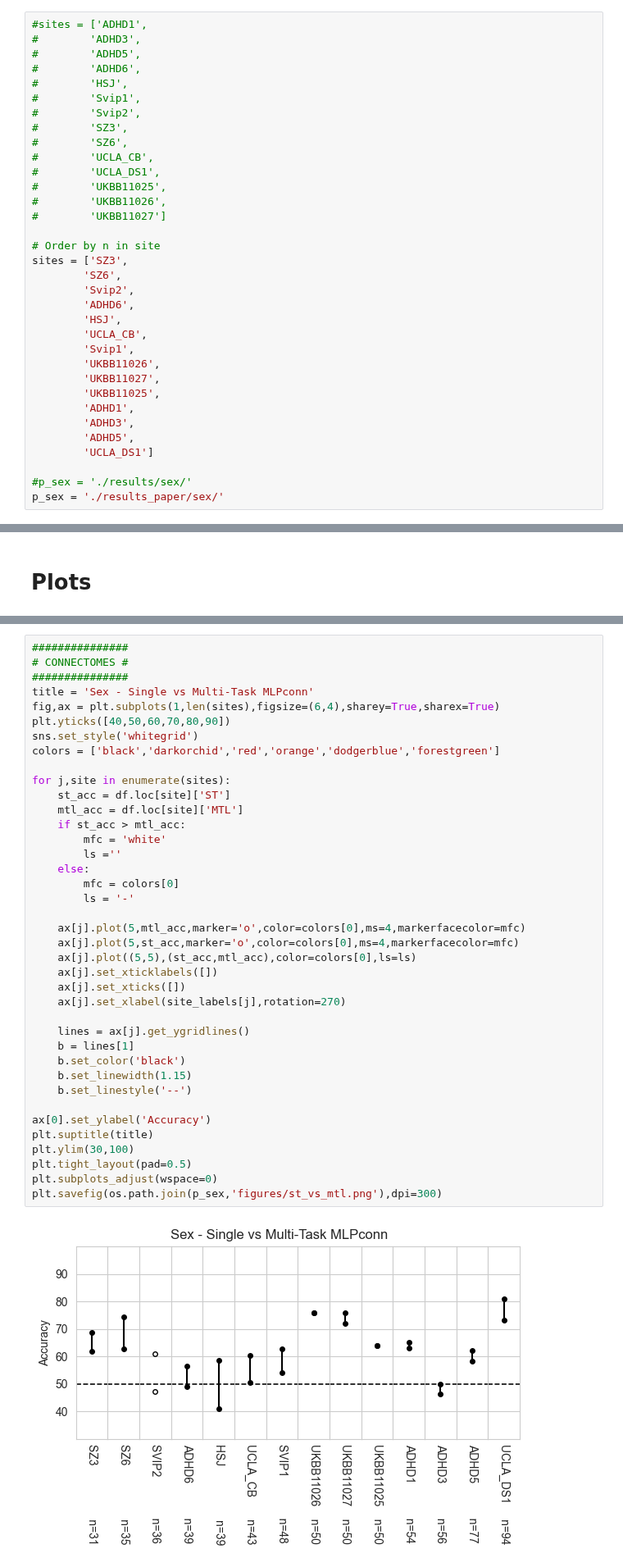
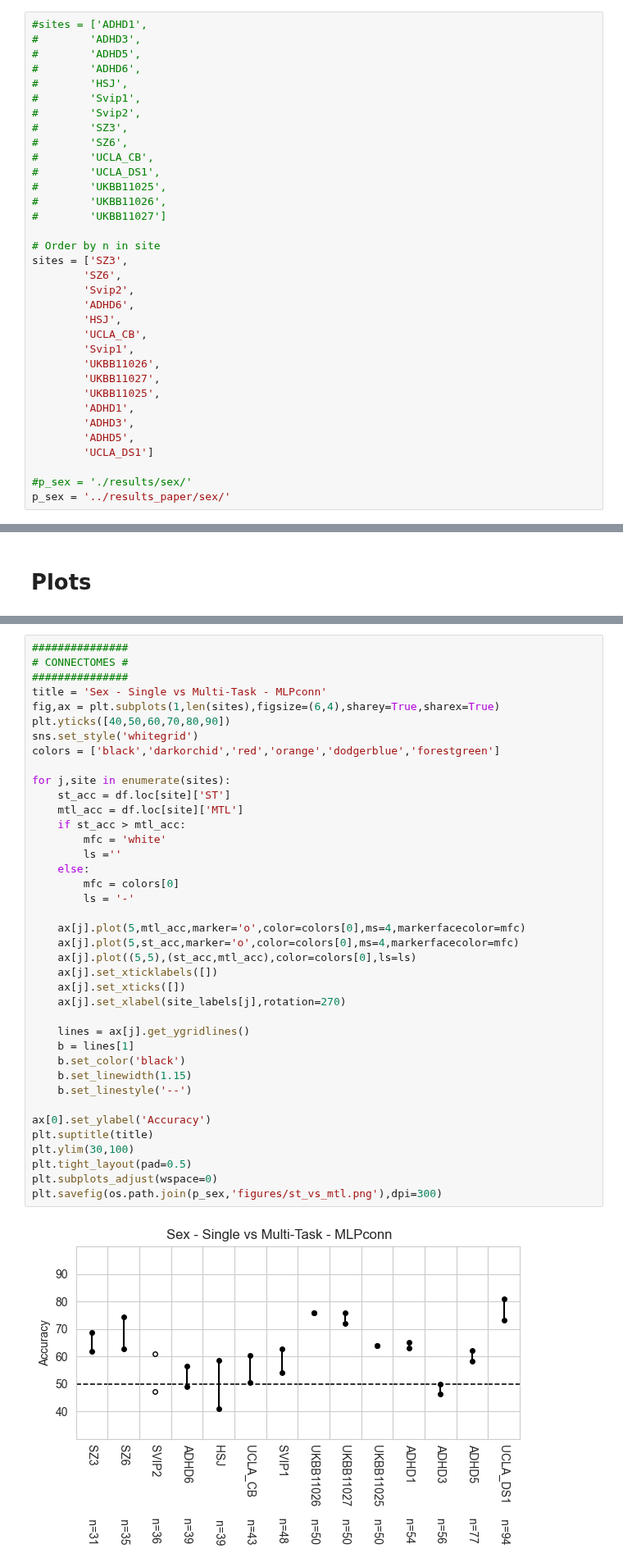
Before and after one commit to harveyaa/neuropsych_mtl, a Jupyter notebook: MTL/age_sex/MTL_sex_accuracy_plots.ipynb, the cells around one changed output, grey strips where cells are left out. Shown at 82% size. Saved outputs shown, nothing was run; the diff lists cells and outputs as text.

Commit message:
age sex ukbb plot updates

```diff
--- a/MTL/age_sex/MTL_sex_accuracy_plots.ipynb
+++ b/MTL/age_sex/MTL_sex_accuracy_plots.ipynb
@@ -37,7 +37,7 @@ sites = ['SZ3',
         'UCLA_DS1']
 
 #p_sex = './results/sex/'
-p_sex = './results_paper/sex/'
+p_sex = '../results_paper/sex/'
 # %%
 """
 nsite = {'ABIDEII-BNI_1': 6,
@@ -287,7 +287,7 @@ site_labels = [
 ###############
 # CONNECTOMES #
 ###############
-title = 'Sex - Single vs Multi-Task MLPconn'
+title = 'Sex - Single vs Multi-Task - MLPconn'
 fig,ax = plt.subplots(1,len(sites),figsize=(6,4),sharey=True,sharex=True)
 plt.yticks([40,50,60,70,80,90])
 sns.set_style('whitegrid')
@@ -296,31 +296,31 @@ colors = ['black','darkorchid','red','orange','dodgerblue','forestgreen']
 for j,site in enumerate(sites):
     st_acc = df.loc[site]['ST']
     mtl_acc = df.loc[site]['MTL']
     if st_acc > mtl_acc:
         mfc = 'white'
         ls =''
     else:
         mfc = colors[0]
         ls = '-'
 
     ax[j].plot(5,mtl_acc,marker='o',color=colors[0],ms=4,markerfacecolor=mfc)
     ax[j].plot(5,st_acc,marker='o',color=colors[0],ms=4,markerfacecolor=mfc)
     ax[j].plot((5,5),(st_acc,mtl_acc),color=colors[0],ls=ls)
     ax[j].set_xticklabels([])
     ax[j].set_xticks([])
     ax[j].set_xlabel(site_labels[j],rotation=270)
 
     lines = ax[j].get_ygridlines()
     b = lines[1]
     b.set_color('black')
     b.set_linewidth(1.15)
     b.set_linestyle('--')
 
 ax[0].set_ylabel('Accuracy')
 plt.suptitle(title)
 plt.ylim(30,100)
 plt.tight_layout(pad=0.5)
 plt.subplots_adjust(wspace=0)
 plt.savefig(os.path.join(p_sex,'figures/st_vs_mtl.png'),dpi=300)
 # %% [output]
-[figure, old version]
+[figure, new version]
```
Also changed, not shown: 6 other files.
